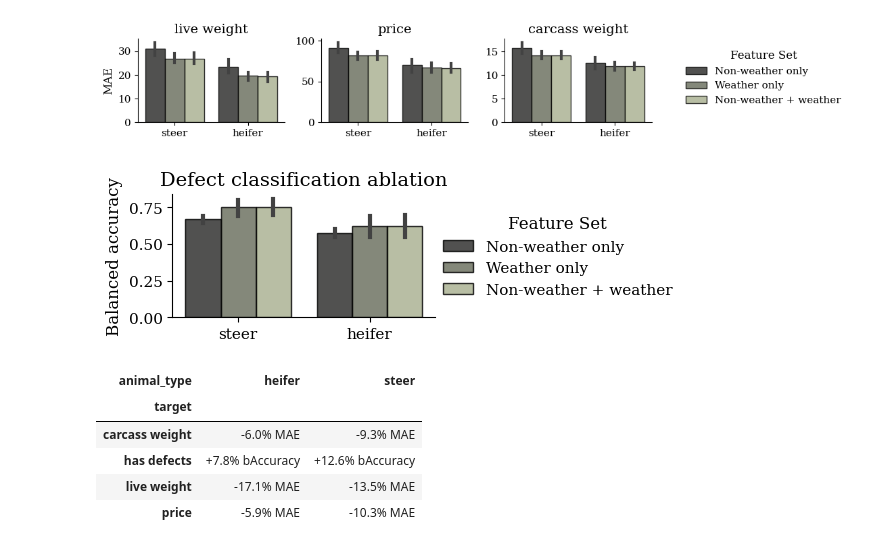
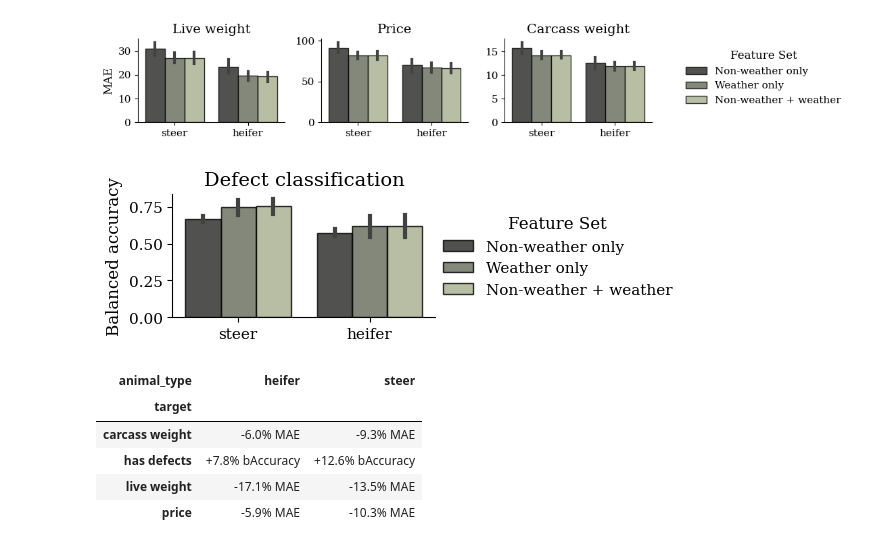
Before and after one commit to KatDost/Weather-CattleHealth, a Jupyter notebook: beef_predictive_modelling.ipynb, the cells around one changed output. Drawn from its saved outputs; the diff is of its cells as text; code cells hidden in the pictures.

Commit message:
enhanced figures

```diff
--- a/beef_predictive_modelling.ipynb
+++ b/beef_predictive_modelling.ipynb
@@ -351,12 +351,12 @@ g = sns.catplot(data=df_res[df_res['model_name'] != 'Dummy Regressor'], kind="bo
                 sharey=True, sharex=False,color=COLORS[1], height=2, aspect=1.2)
 g.set_axis_labels("MAE", "")
 for tgt, ax in g.axes_dict.items():
-    ax.set_title(f"{tgt}")
+    ax.set_title(f"{tgt.capitalize()}")
 
 # baseline per target
 baseline_means = df_res[df_res['model_name'] == 'Dummy Regressor'].groupby("target")["Error"].mean()
 for ax in g.axes.flat:
-    target = ax.get_title().split(" = ")[-1]
+    target = ax.get_title().lower().split(" = ")[-1]
     ax.axvline(x=baseline_means[target], color="red", linestyle="--")
 
 
@@ -378,14 +378,19 @@ g = sns.catplot(data=df_res[df_res['model_name'] != 'Dummy Regressor'], kind="ba
                 sharey=True, sharex=False,color=COLORS[1], height=2, aspect=1.2)
 g.set_axis_labels("MAE", "")
 for tgt, ax in g.axes_dict.items():
-    ax.set_title(f"{tgt}")
+    ax.set_title(f"{tgt.capitalize()}")
 
 # baseline per target
 baseline_means = df_res[df_res['model_name'] == 'Dummy Regressor'].groupby("target")["Error"].mean()
 for ax in g.axes.flat:
-    target = ax.get_title().split(" = ")[-1]
+    target = ax.get_title().lower().split(" = ")[-1]
     ax.axvline(x=baseline_means[target], color="red", linestyle="--")
 
+# modify legend
+g._legend.set_title("Animal Type")
+new_labels = [t.get_text().capitalize() for t in g._legend.get_texts()]
+for text, label in zip(g._legend.get_texts(), new_labels):
+    text.set_text(label)
 
 plt.savefig("figs/meat_pred_modelling_extended.svg", bbox_inches="tight")
 plt.savefig("figs/meat_pred_modelling_extended.png", dpi=300, bbox_inches="tight")
@@ -405,14 +410,19 @@ g = sns.catplot(data=df_res[df_res['model_name'] != 'Dummy Regressor'], kind="bo
                 sharey=True, sharex=False,color=COLORS[1], height=2, aspect=1.2)
 g.set_axis_labels("MAE", "")
 for tgt, ax in g.axes_dict.items():
-    ax.set_title(f"{tgt}")
+    ax.set_title(f"{tgt.capitalize()}")
 
 # baseline per target
 baseline_means = df_res[df_res['model_name'] == 'Dummy Regressor'].groupby("target")["Error"].mean()
 for ax in g.axes.flat:
-    target = ax.get_title().split(" = ")[-1]
+    target = ax.get_title().lower().split(" = ")[-1]
     ax.axvline(x=baseline_means[target], color="red", linestyle="--")
 
+# modify legend
+g._legend.set_title("Animal Type")
+new_labels = [t.get_text().capitalize() for t in g._legend.get_texts()]
+for text, label in zip(g._legend.get_texts(), new_labels):
+    text.set_text(label)
 
 plt.savefig("figs/meat_pred_modelling_extended.svg", bbox_inches="tight")
 plt.savefig("figs/meat_pred_modelling_extended.png", dpi=300, bbox_inches="tight")
@@ -856,7 +872,7 @@ g = sns.catplot(data=df_ab, kind="bar",
 g.set_axis_labels("", "MAE")
 
 for target, ax in g.axes_dict.items():
-    ax.set_title(target)
+    ax.set_title(target.capitalize())
 
 g.figure.subplots_adjust(right=0.78)
 
@@ -874,23 +890,23 @@ plt.show()
 # %%
 df_ab_clf = pd.read_csv("results/cv_results_defect_ablation.csv")
 df_ab_clf = df_ab_clf[df_ab_clf["evaluated_on (Train/Test)"].eq("Test")].copy()
 df_ab_clf = df_ab_clf[df_ab_clf["measure"].eq("Balanced Accuracy")].copy()
 
 g = sns.catplot(data=df_ab_clf, kind="bar", hue="feature_set", y="Score",
                 x="animal_type", color=COLORS[1], alpha=0.8,
                 edgecolor="black", height=2, aspect=2)
 
 g.set_axis_labels("", "Balanced accuracy")
 g.legend.set_title("Feature Set")
 
 for ax in g.axes.flat:
-    ax.set_title("Defect classification ablation")
+    ax.set_title("Defect classification")
 
 plt.savefig("figs/meat_defect_ablation.svg", bbox_inches="tight")
 plt.savefig("figs/meat_defect_ablation.png", dpi=300, bbox_inches="tight")
 plt.show()
 # %% [output]
-[figure, old version]
+[figure, new version]
 # %%
 reg = pd.read_csv("results/cv_results_elasticnet_ablation.csv")
 reg = reg[(reg["evaluated_on (Train/Test)"] == "Test") & (reg["measure (MAE/MSE)"] == "MAE")]
```
Also changed, not shown: parts of 5 cells of this notebook, 10 other files.
